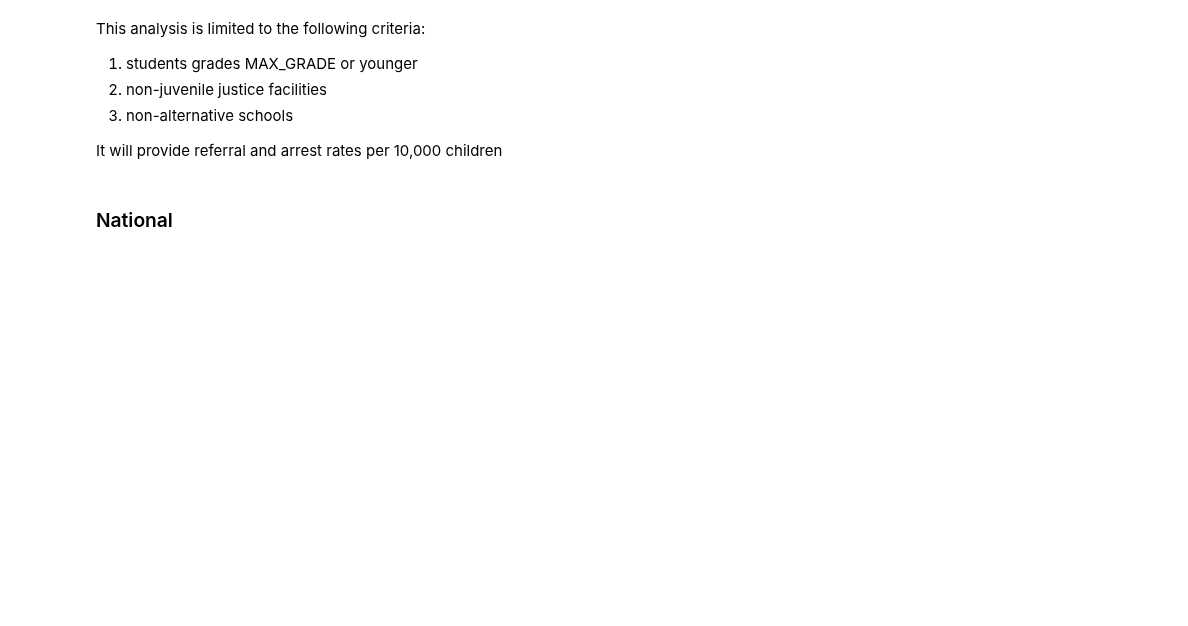
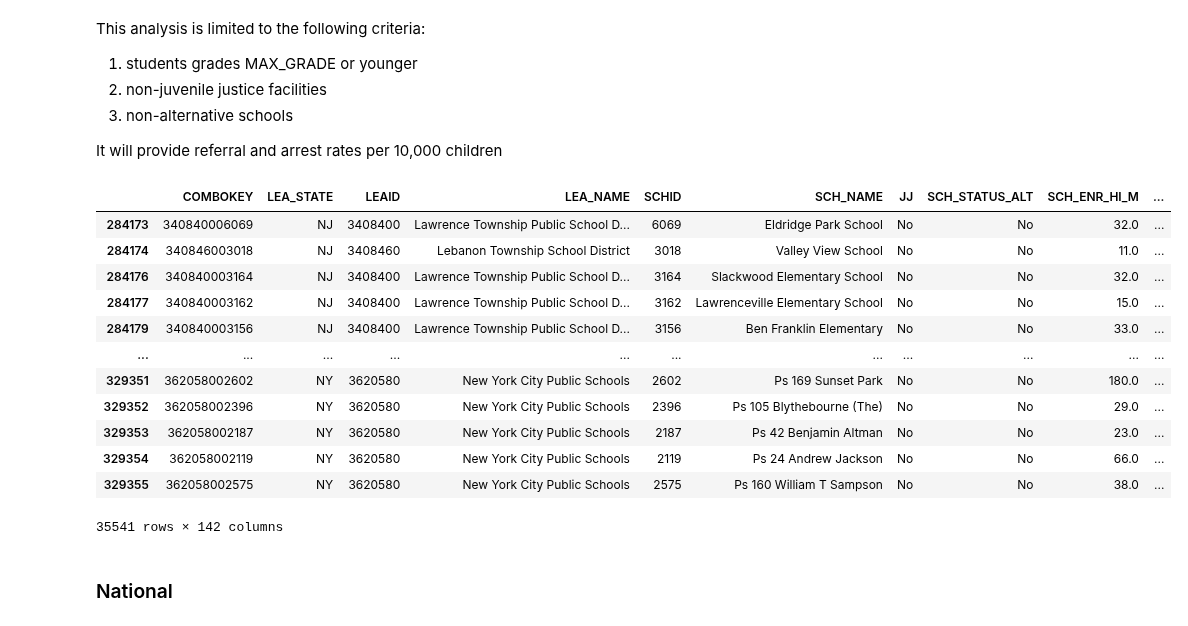
Before and after one commit to cbs-news-data/crdc-le-referral-data, a Jupyter notebook: notebooks/crdc_referrals_arrests/crdc_le_referrals_arrests.ipynb, the cells around one changed output. Drawn from its saved outputs; the diff is of its cells as text; code cells hidden in the pictures; blank space fills up the shorter version.

```diff
--- a/notebooks/crdc_referrals_arrests/crdc_le_referrals_arrests.ipynb
+++ b/notebooks/crdc_referrals_arrests/crdc_le_referrals_arrests.ipynb
@@ -58,17 +58,31 @@ It will provide referral and arrest rates per 10,000 children
 # %%
 MULT = 10_000
 
 assign_rates = lambda df: (
     df.assign(
         arrest_rate=lambda df: df.total_arrests / df.total_enrollment * MULT
     ).assign(referral_rate=lambda df: df.total_referrals / df.total_enrollment * MULT)
 )
 
 df = df.query("max_grade <= @MAX_GRADE").pipe(assign_rates)
 
 complete_df = complete_df.query("max_grade <= @MAX_GRADE").pipe(assign_rates)
 
-df.to_csv(f"{DIR}/input/school totals, grade {MAX_GRADE} and below, year beginning {YEAR}.csv")
+df
+# %% [output]
+|  | COMBOKEY | LEA_STATE | LEAID | LEA_NAME | SCHID | SCH_NAME | JJ | SCH_STATUS_ALT | SCH_ENR_HI_M | ... |
+| 284173 | 340840006069 | NJ | 3408400 | Lawrence Township Public School D... | 6069 | Eldridge Park School | No | No | 32.0 | ... |
+| 284174 | 340846003018 | NJ | 3408460 | Lebanon Township School District | 3018 | Valley View School | No | No | 11.0 | ... |
+| 284176 | 340840003164 | NJ | 3408400 | Lawrence Township Public School D... | 3164 | Slackwood Elementary School | No | No | 32.0 | ... |
+| 284177 | 340840003162 | NJ | 3408400 | Lawrence Township Public School D... | 3162 | Lawrenceville Elementary School | No | No | 15.0 | ... |
+| 284179 | 340840003156 | NJ | 3408400 | Lawrence Township Public School D... | 3156 | Ben Franklin Elementary | No | No | 33.0 | ... |
+| ... | ... | ... | ... | ... | ... | ... | ... | ... | ... | ... |
+| 329351 | 362058002602 | NY | 3620580 | New York City Public Schools | 2602 | Ps 169 Sunset Park | No | No | 180.0 | ... |
+| 329352 | 362058002396 | NY | 3620580 | New York City Public Schools | 2396 | Ps 105 Blythebourne (The) | No | No | 29.0 | ... |
+| 329353 | 362058002187 | NY | 3620580 | New York City Public Schools | 2187 | Ps 42 Benjamin Altman | No | No | 23.0 | ... |
+| 329354 | 362058002119 | NY | 3620580 | New York City Public Schools | 2119 | Ps 24 Andrew Jackson | No | No | 66.0 | ... |
+| 329355 | 362058002575 | NY | 3620580 | New York City Public Schools | 2575 | Ps 160 William T Sampson | No | No | 38.0 | ... |
+35541 rows × 142 columns
 # %% [markdown]
 ### National
 # %% [markdown]
```
Also changed, not shown: parts of 11 cells of this notebook, 8 other files.
